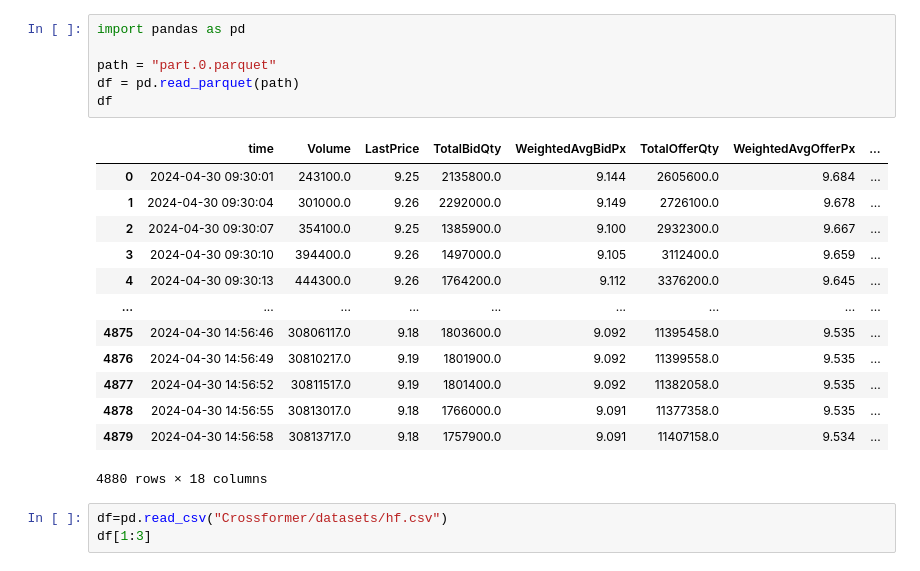
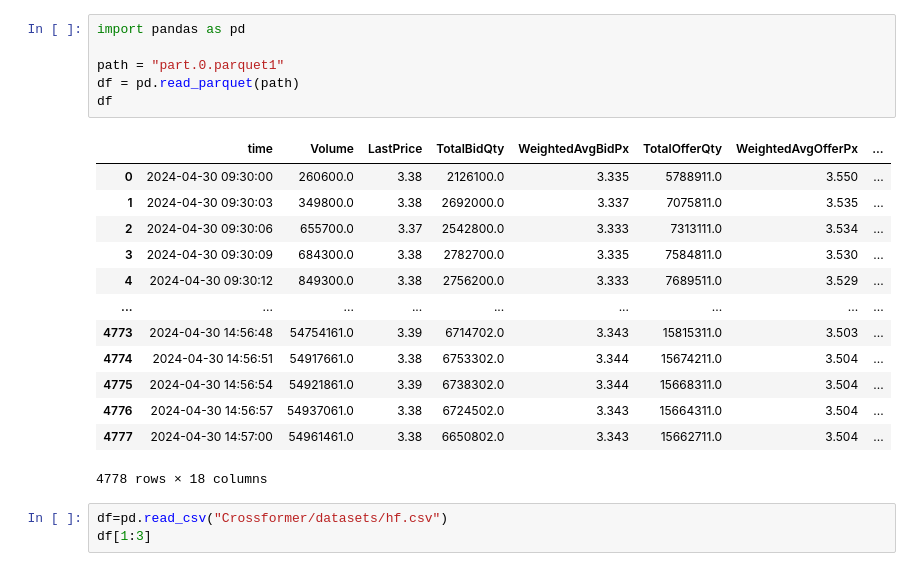
Before and after one commit to huwenyaoallen/HFT-crossformer, a Jupyter notebook: hf.ipynb, the cells around one changed output. Cells and saved outputs as stored; diff of their text form.

```diff
--- a/hf.ipynb
+++ b/hf.ipynb
@@ -1,23 +1,23 @@
 # %%
 import pandas as pd
 
-path = "part.0.parquet"
+path = "part.0.parquet1"
 df = pd.read_parquet(path)
 df
 # %% [output]
 |  | time | Volume | LastPrice | TotalBidQty | WeightedAvgBidPx | TotalOfferQty | WeightedAvgOfferPx | ... |
-| 0 | 2024-04-30 09:30:01 | 243100.0 | 9.25 | 2135800.0 | 9.144 | 2605600.0 | 9.684 | ... |
-| 1 | 2024-04-30 09:30:04 | 301000.0 | 9.26 | 2292000.0 | 9.149 | 2726100.0 | 9.678 | ... |
-| 2 | 2024-04-30 09:30:07 | 354100.0 | 9.25 | 1385900.0 | 9.100 | 2932300.0 | 9.667 | ... |
-| 3 | 2024-04-30 09:30:10 | 394400.0 | 9.26 | 1497000.0 | 9.105 | 3112400.0 | 9.659 | ... |
-| 4 | 2024-04-30 09:30:13 | 444300.0 | 9.26 | 1764200.0 | 9.112 | 3376200.0 | 9.645 | ... |
+| 0 | 2024-04-30 09:30:00 | 260600.0 | 3.38 | 2126100.0 | 3.335 | 5788911.0 | 3.550 | ... |
+| 1 | 2024-04-30 09:30:03 | 349800.0 | 3.38 | 2692000.0 | 3.337 | 7075811.0 | 3.535 | ... |
+| 2 | 2024-04-30 09:30:06 | 655700.0 | 3.37 | 2542800.0 | 3.333 | 7313111.0 | 3.534 | ... |
+| 3 | 2024-04-30 09:30:09 | 684300.0 | 3.38 | 2782700.0 | 3.335 | 7584811.0 | 3.530 | ... |
+| 4 | 2024-04-30 09:30:12 | 849300.0 | 3.38 | 2756200.0 | 3.333 | 7689511.0 | 3.529 | ... |
 | ... | ... | ... | ... | ... | ... | ... | ... | ... |
-| 4875 | 2024-04-30 14:56:46 | 30806117.0 | 9.18 | 1803600.0 | 9.092 | 11395458.0 | 9.535 | ... |
-| 4876 | 2024-04-30 14:56:49 | 30810217.0 | 9.19 | 1801900.0 | 9.092 | 11399558.0 | 9.535 | ... |
-| 4877 | 2024-04-30 14:56:52 | 30811517.0 | 9.19 | 1801400.0 | 9.092 | 11382058.0 | 9.535 | ... |
-| 4878 | 2024-04-30 14:56:55 | 30813017.0 | 9.18 | 1766000.0 | 9.091 | 11377358.0 | 9.535 | ... |
-| 4879 | 2024-04-30 14:56:58 | 30813717.0 | 9.18 | 1757900.0 | 9.091 | 11407158.0 | 9.534 | ... |
+| 4773 | 2024-04-30 14:56:48 | 54754161.0 | 3.39 | 6714702.0 | 3.343 | 15815311.0 | 3.503 | ... |
+| 4774 | 2024-04-30 14:56:51 | 54917661.0 | 3.38 | 6753302.0 | 3.344 | 15674211.0 | 3.504 | ... |
+| 4775 | 2024-04-30 14:56:54 | 54921861.0 | 3.39 | 6738302.0 | 3.344 | 15668311.0 | 3.504 | ... |
+| 4776 | 2024-04-30 14:56:57 | 54937061.0 | 3.38 | 6724502.0 | 3.343 | 15664311.0 | 3.504 | ... |
+| 4777 | 2024-04-30 14:57:00 | 54961461.0 | 3.38 | 6650802.0 | 3.343 | 15662711.0 | 3.504 | ... |
-4880 rows × 18 columns
+4778 rows × 18 columns
 # %%
 df=pd.read_csv("Crossformer/datasets/hf.csv")
 df[1:3]
```
Also changed, not shown: parts of 37 cells of this notebook, 59 other files.
